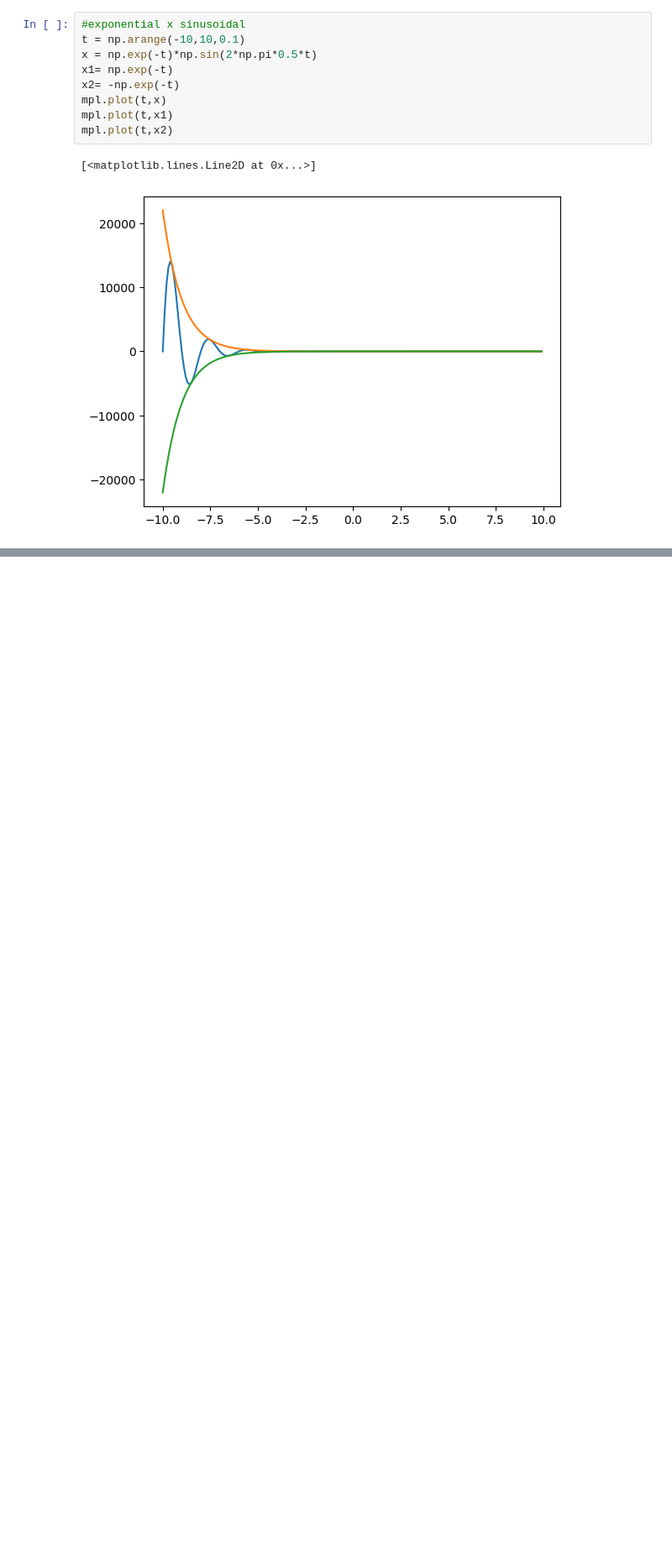
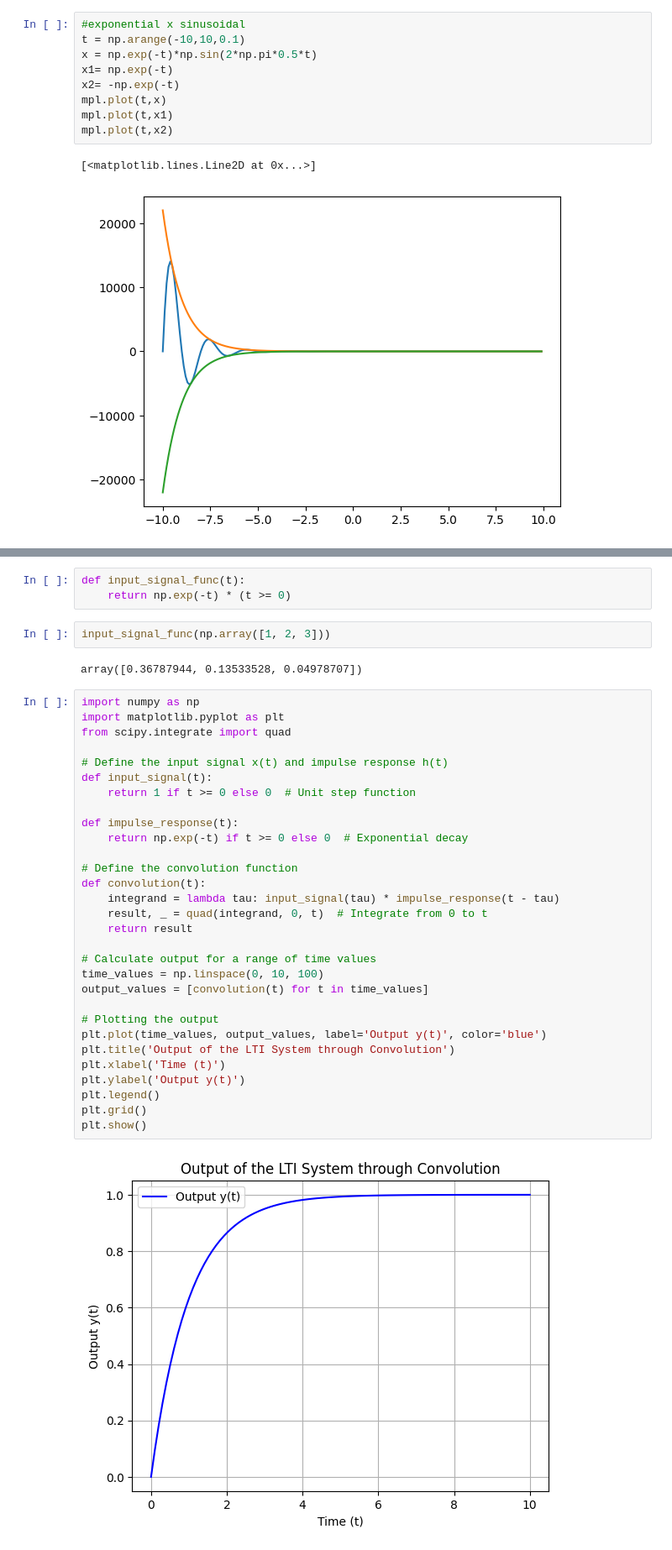
Before and after one commit to BALLISTICrobin/signal-and-system, a Jupyter notebook: signals and systems practices/signalAndSystem1.ipynb, the cells around one changed output, grey strips where cells are left out. Shown at 84% size. Drawn from its saved outputs; the diff is of its cells as text; blank space fills up the shorter version.

Commit message:
convolution

```diff
--- a/signals and systems practices/signalAndSystem1.ipynb
+++ b/signals and systems practices/signalAndSystem1.ipynb
@@ -452,0 +495,39 @@ mpl.plot(t,x2)
+# %%
+def input_signal_func(t):
+    return np.exp(-t) * (t >= 0)
+# %%
+input_signal_func(np.array([1, 2, 3]))
+# %% [output]
+array([0.36787944, 0.13533528, 0.04978707])
+# %%
+import numpy as np
+import matplotlib.pyplot as plt
+from scipy.integrate import quad
+
+# Define the input signal x(t) and impulse response h(t)
+def input_signal(t):
+    return 1 if t >= 0 else 0  # Unit step function
+
+def impulse_response(t):
+    return np.exp(-t) if t >= 0 else 0  # Exponential decay
+
+# Define the convolution function
+def convolution(t):
+    integrand = lambda tau: input_signal(tau) * impulse_response(t - tau)
+    result, _ = quad(integrand, 0, t)  # Integrate from 0 to t
+    return result
+
+# Calculate output for a range of time values
+time_values = np.linspace(0, 10, 100)
+output_values = [convolution(t) for t in time_values]
+
+# Plotting the output
+plt.plot(time_values, output_values, label='Output y(t)', color='blue')
+plt.title('Output of the LTI System through Convolution')
+plt.xlabel('Time (t)')
+plt.ylabel('Output y(t)')
+plt.legend()
+plt.grid()
+plt.show()
+# %% [output]
+[figure, added]
```
Also changed, not shown: parts of 6 cells of this notebook, 21 other files.
